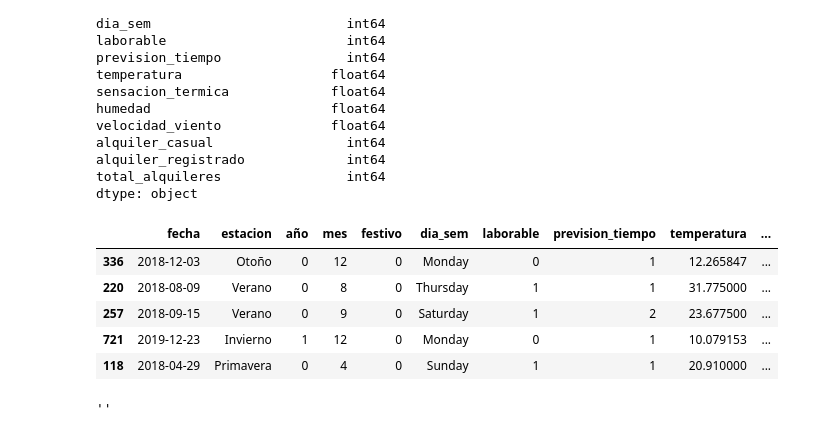
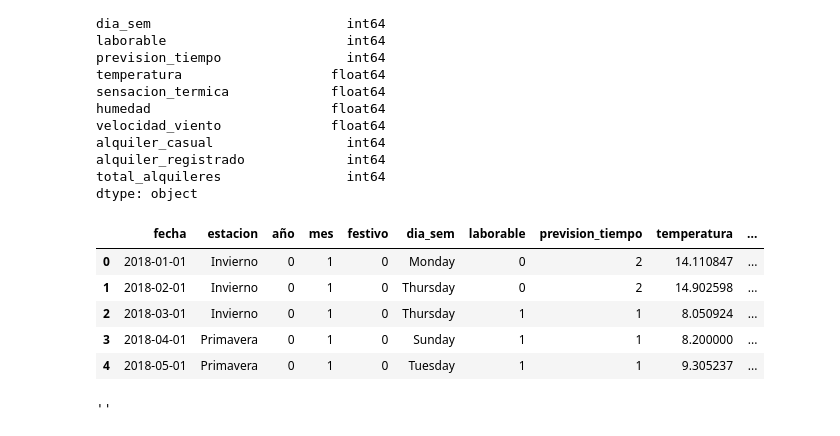
Before and after one commit to LourdesBoj/promoE-modulo3-proyecto-equipo3-Andrea-Catalina-Lourdes-AnaLopez, a Jupyter notebook: EDA.ipynb, the cells around one changed output. Saved outputs shown, nothing was run; the diff lists cells and outputs as text; code cells hidden in the pictures.

```diff
--- a/EDA.ipynb
+++ b/EDA.ipynb
@@ -201,14 +201,14 @@ dtype: object
 # %%
 df["dia_sem"]= df["fecha"].dt.day_name()
 # %%
-df.sample(5)
+df.head(5)
 # %% [output]
 |  | fecha | estacion | año | mes | festivo | dia_sem | laborable | prevision_tiempo | temperatura | ... |
-| 336 | 2018-12-03 | Otoño | 0 | 12 | 0 | Monday | 0 | 1 | 12.265847 | ... |
-| 220 | 2018-08-09 | Verano | 0 | 8 | 0 | Thursday | 1 | 1 | 31.775000 | ... |
-| 257 | 2018-09-15 | Verano | 0 | 9 | 0 | Saturday | 1 | 2 | 23.677500 | ... |
-| 721 | 2019-12-23 | Invierno | 1 | 12 | 0 | Monday | 0 | 1 | 10.079153 | ... |
-| 118 | 2018-04-29 | Primavera | 0 | 4 | 0 | Sunday | 1 | 1 | 20.910000 | ... |
+| 0 | 2018-01-01 | Invierno | 0 | 1 | 0 | Monday | 0 | 2 | 14.110847 | ... |
+| 1 | 2018-02-01 | Invierno | 0 | 1 | 0 | Thursday | 0 | 2 | 14.902598 | ... |
+| 2 | 2018-03-01 | Invierno | 0 | 1 | 0 | Thursday | 1 | 1 | 8.050924 | ... |
+| 3 | 2018-04-01 | Primavera | 0 | 1 | 0 | Sunday | 1 | 1 | 8.200000 | ... |
+| 4 | 2018-05-01 | Primavera | 0 | 1 | 0 | Tuesday | 1 | 1 | 9.305237 | ... |
 # %%
 plt.figure(figsize = (15,10))
 fig = sns.histplot(x ="total_alquileres", data = df,color = "cadetblue")
```
Also changed, not shown: parts of 17 cells of this notebook, 2 other files.
